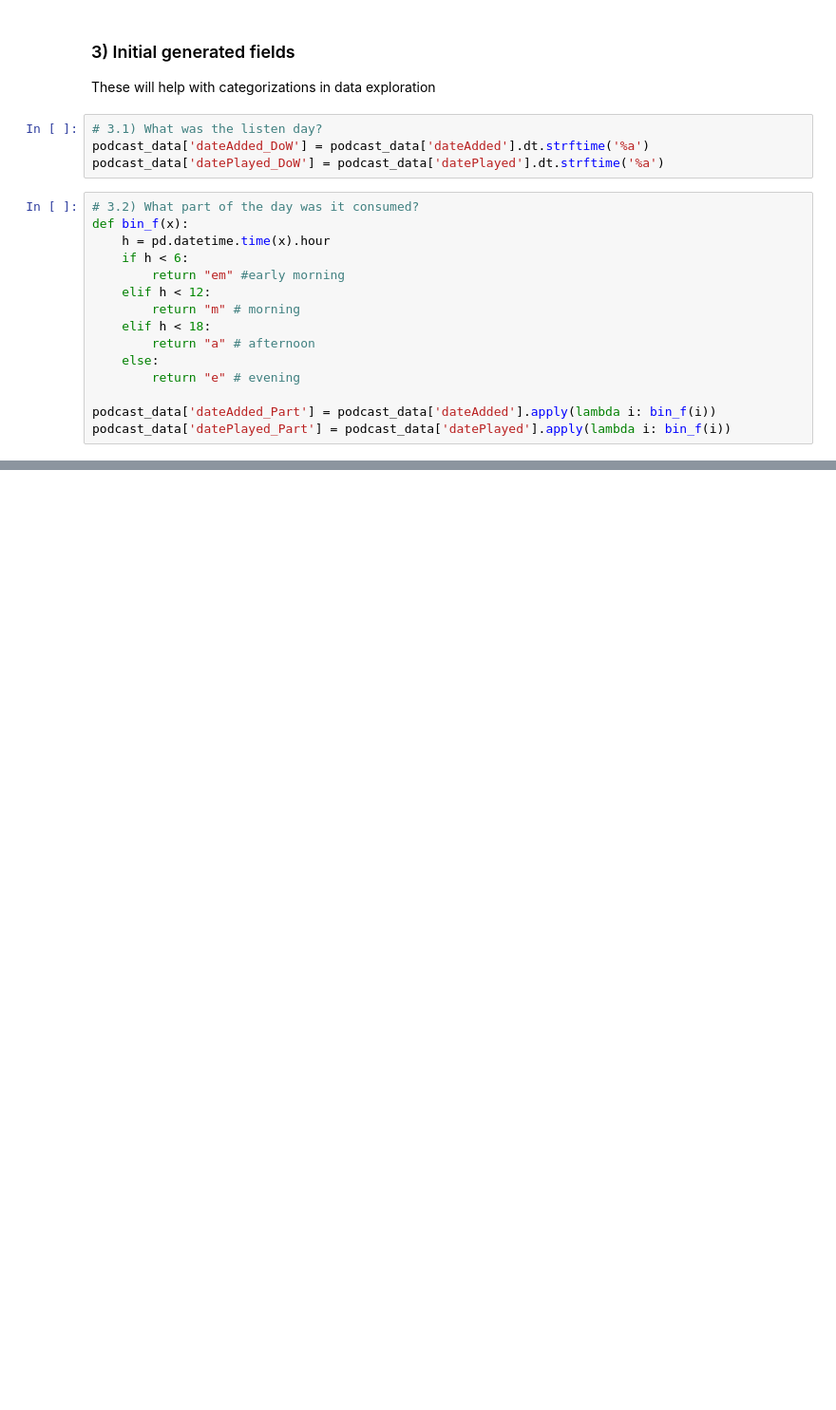
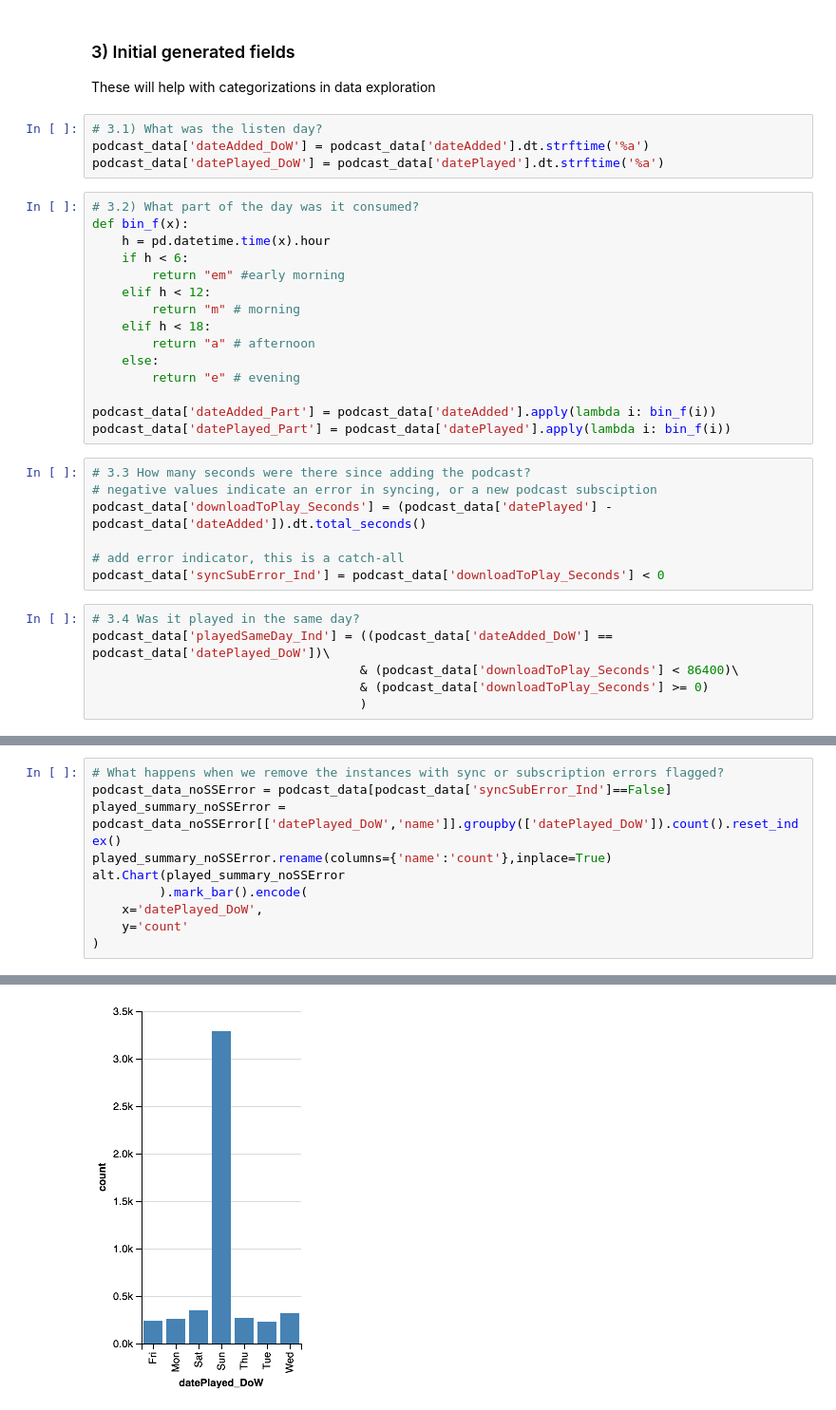
Before and after one commit to BEugeneSmith/PodcastAnalysis2017, a Jupyter notebook: ExplorationNotebook_upd102717.ipynb, the cells around one changed output, grey strips where cells are left out. Shown at 95% size. Drawn from its saved outputs; the diff is of its cells as text; blank space fills up the shorter version.

```diff
--- a/ExplorationNotebook_upd102717.ipynb
+++ b/ExplorationNotebook_upd102717.ipynb
@@ -92,6 +94,19 @@ def bin_f(x):
 
 podcast_data['dateAdded_Part'] = podcast_data['dateAdded'].apply(lambda i: bin_f(i))
 podcast_data['datePlayed_Part'] = podcast_data['datePlayed'].apply(lambda i: bin_f(i))
+# %%
+# 3.3 How many seconds were there since adding the podcast?
+# negative values indicate an error in syncing, or a new podcast subsciption
+podcast_data['downloadToPlay_Seconds'] = (podcast_data['datePlayed'] - podcast_data['dateAdded']).dt.total_seconds()
+
+# add error indicator, this is a catch-all
+podcast_data['syncSubError_Ind'] = podcast_data['downloadToPlay_Seconds'] < 0
+# %%
+# 3.4 Was it played in the same day?
+podcast_data['playedSameDay_Ind'] = ((podcast_data['dateAdded_DoW'] == podcast_data['datePlayed_DoW'])\
+                                    & (podcast_data['downloadToPlay_Seconds'] < 86400)\
+                                    & (podcast_data['downloadToPlay_Seconds'] >= 0)
+                                    )
 # %%
 podcast_data.head()
 # %% [output]
@@ -103,0 +135,11 @@ podcast_data.head()
+# %%
+# What happens when we remove the instances with sync or subscription errors flagged?
+podcast_data_noSSError = podcast_data[podcast_data['syncSubError_Ind']==False]
+played_summary_noSSError = podcast_data_noSSError[['datePlayed_DoW','name']].groupby(['datePlayed_DoW']).count().reset_index()
+played_summary_noSSError.rename(columns={'name':'count'},inplace=True)
+alt.Chart(played_summary_noSSError
+         ).mark_bar().encode(
+    x='datePlayed_DoW',
+    y='count'
+)
+# %% [output]
@@ -103,0 +147 @@ podcast_data.head()
+[figure, added]
```
Also changed, not shown: parts of 8 cells of this notebook.
